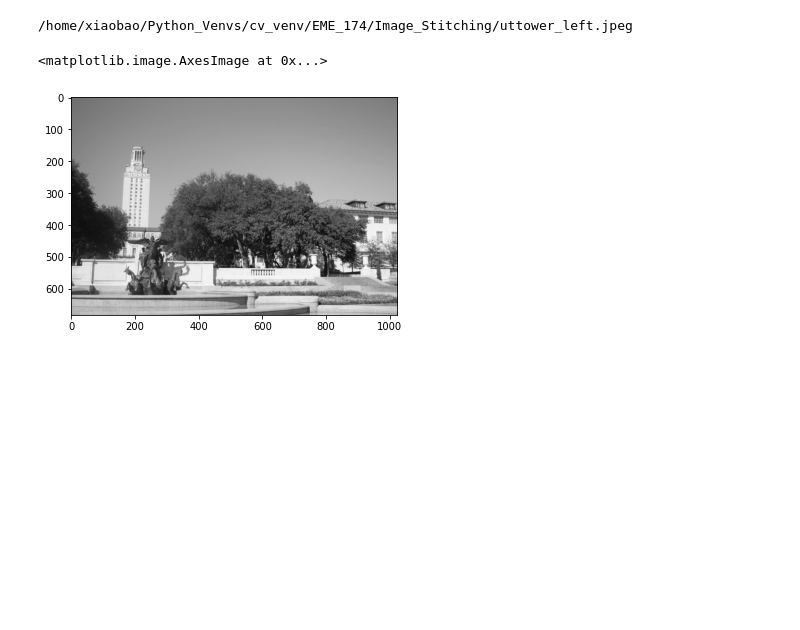
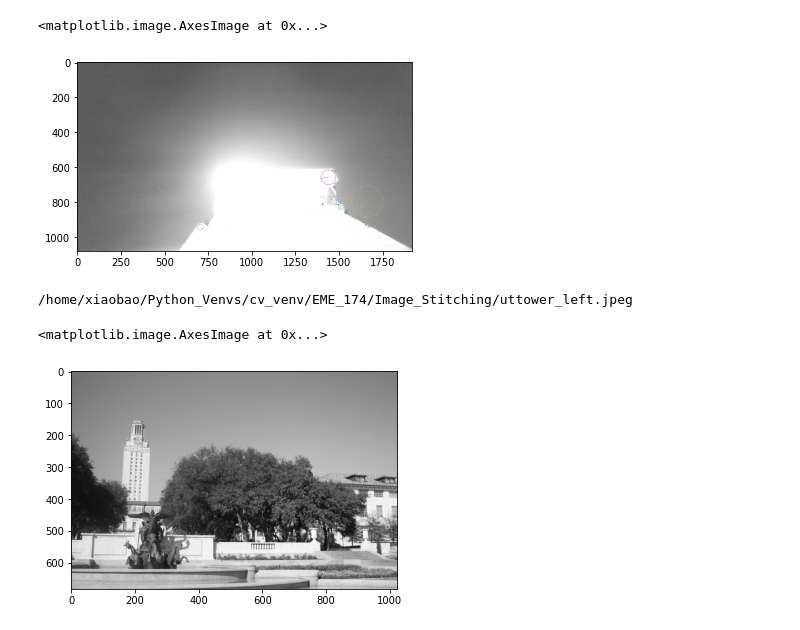
Before and after one commit to XiaoBaoBao719/Computer_Vision_Projects, a Jupyter notebook: Image_Stitching/Assignment2.ipynb, the cells around one changed output. Saved outputs shown, nothing was run; the diff lists cells and outputs as text; code cells hidden in the pictures; blank space fills up the shorter version.

```diff
--- a/Image_Stitching/Assignment2.ipynb
+++ b/Image_Stitching/Assignment2.ipynb
@@ -19,3 +17,16 @@ dist 40
+# %%
+img = cv.imread(os.getcwd()+'/handrail.png')
+gray = cv.cvtColor(img, cv.COLOR_BGR2GRAY)
+
+sift = cv.SIFT_create()
+kp = sift.detect(gray, None)
+
+img = cv.drawKeypoints(gray, kp, img, flags=cv.DRAW_MATCHES_FLAGS_DRAW_RICH_KEYPOINTS)
+
+plt.imshow(img, cmap=plt.get_cmap('gray'))
+# %% [output]
+<matplotlib.image.AxesImage at 0x...>
+[figure, added]
 # %%
 def im2double(im):
     min_val = np.min(im.ravel())
```
Also changed, not shown: parts of 7 cells of this notebook, 1 other file.
